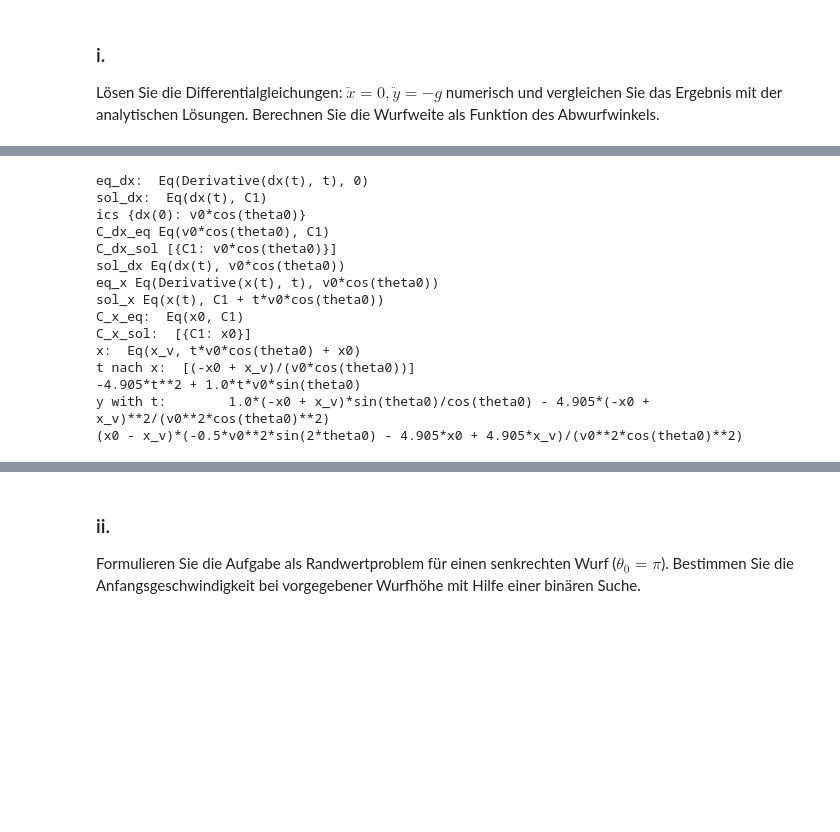
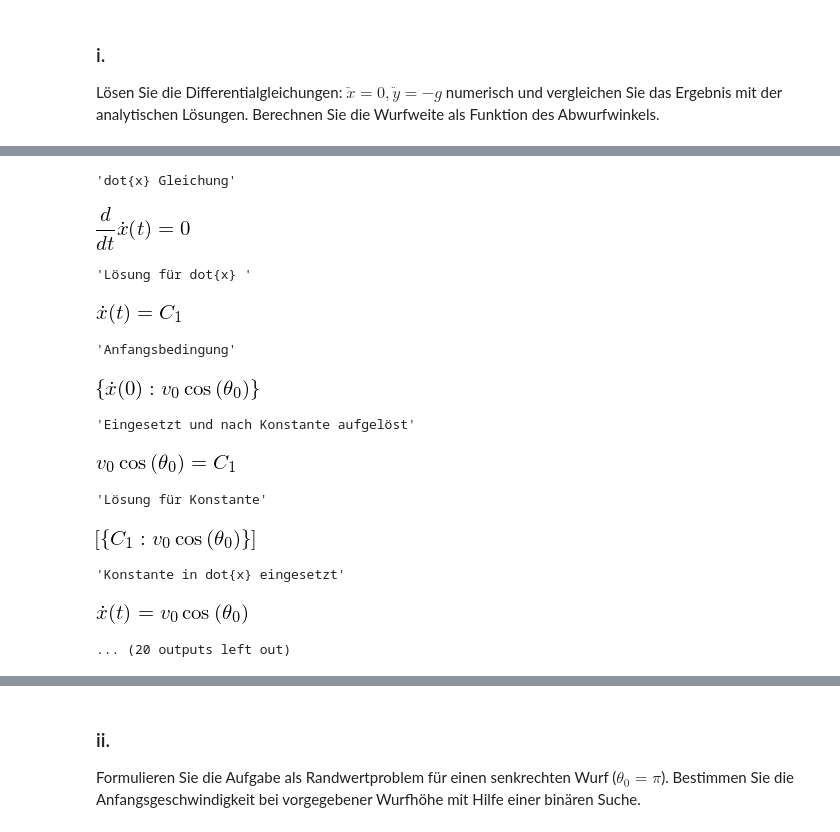
Before and after one commit to AlexandraMayer/Modellbildung-und-Simulation, a Jupyter notebook: Klassiche Mechanik 1.ipynb, the cells around one changed output, grey strips where cells are left out. Drawn from its saved outputs; the diff is of its cells as text; code cells hidden in the pictures; blank space fills up the shorter version.

```diff
--- a/Klassiche Mechanik 1.ipynb
+++ b/Klassiche Mechanik 1.ipynb
@@ -285,52 +279,51 @@ y:  -4.905*t**2 + 1.0*t*v0*sin(theta0)
 # %%
 t, x0, v0, theta0, x_v = sy.symbols('t, x0, v0, theta0, x_v')
-x, dx = sy.symbols('x, dx', function=True)
+x, dx = sy.symbols('x, \dot{x}', function=True)
 eq_dx = sy.Eq(sy.Derivative(dx(t), t, 1), 0)
-print('eq_dx: ', eq_dx)
+display('dot{x} Gleichung', eq_dx)
 sol_dx = sy.dsolve(eq_dx)
-print('sol_dx: ', sol_dx)
+display('Lösung für dot{x} ', sol_dx)
 ics = {dx(0): vx0}
-print('ics', ics)
+display('Anfangsbedingung', ics)
 C_dx_eq = sy.Eq(sol_dx.lhs.subs(t,0).subs(ics), sol_dx.rhs.subs(t,0))
-print('C_dx_eq', C_dx_eq)
+display('Eingesetzt und nach Konstante aufgelöst', C_dx_eq)
 C_dx_sol = sy.solve(C_dx_eq)
-print('C_dx_sol', C_dx_sol)
+display('Lösung für Konstante', C_dx_sol)
 dx = sol_dx.subs(C_dx_sol[0])
-print('sol_dx', dx)
+display('Konstante in dot{x} eingesetzt', dx)
 eq_x = sy.Eq(sy.Derivative(x(t),t , 1), dx.rhs)
-print('eq_x', eq_x)
+display('Gleichung für x', eq_x)
 sol_x = sy.dsolve(eq_x)
-print('sol_x', sol_x)
+display('Lösung für x', sol_x)
 ics = {x(0): x0}
+display('Anfangsbedingung', ics)
 C_x_eq = sy.Eq(sol_x.lhs.subs(t, 0).subs(ics), sol_x.rhs.subs(t,0))
-print('C_x_eq: ', C_x_eq)
+display('Eingesetzt und nach Konstante aufglöst', C_x_eq)
 C_x_sol = sy.solve(C_x_eq)
-print('C_x_sol: ', C_x_sol)
+display('Lösung für Konstante', C_x_sol)
 x = sy.Eq(x_v, sol_x.subs(C_x_sol[0]).rhs)
-print('x: ', x)
+display('Lösung für x mit Konstante eingesetzt: ', x)
 t_x = sy.solve(x, t)
-print('t nach x: ', t_x)
-print(y)
+display('t nach x aufgelöst: ', t_x)
+display('alte y Lösung: ', y)
 y_v = y.subs({t: t_x[0]})
-print('y with t: \t', y_v)
+display('t in abhängigkeit von x eingesetzt:', y_v)
 y_v = sy.simplify(y_v)
-print(y_v)
+display('vereinfacht:', y_v)
 # %% [output]
-eq_dx:  Eq(Derivative(dx(t), t), 0)
-sol_dx:  Eq(dx(t), C1)
-ics {dx(0): v0*cos(theta0)}
-C_dx_eq Eq(v0*cos(theta0), C1)
-C_dx_sol [{C1: v0*cos(theta0)}]
-sol_dx Eq(dx(t), v0*cos(theta0))
-eq_x Eq(Derivative(x(t), t), v0*cos(theta0))
-sol_x Eq(x(t), C1 + t*v0*cos(theta0))
-C_x_eq:  Eq(x0, C1)
-C_x_sol:  [{C1: x0}]
-x:  Eq(x_v, t*v0*cos(theta0) + x0)
-t nach x:  [(-x0 + x_v)/(v0*cos(theta0))]
--4.905*t**2 + 1.0*t*v0*sin(theta0)
-y with t:        1.0*(-x0 + x_v)*sin(theta0)/cos(theta0) - 4.905*(-x0 + x_v)**2/(v0**2*cos(theta0)**2)
-(x0 - x_v)*(-0.5*v0**2*sin(2*theta0) - 4.905*x0 + 4.905*x_v)/(v0**2*cos(theta0)**2)
+'dot{x} Gleichung'
+[figure, added]
+'Lösung für dot{x} '
+[figure, added]
+'Anfangsbedingung'
+[figure, added]
+'Eingesetzt und nach Konstante aufgelöst'
+[figure, added]
+'Lösung für Konstante'
+[figure, added]
+'Konstante in dot{x} eingesetzt'
+[figure, added]
+... (20 outputs left out)
 # %%
 x0_val = 0
 v0_val = 20
```
Also changed, not shown: parts of 27 cells of this notebook.
